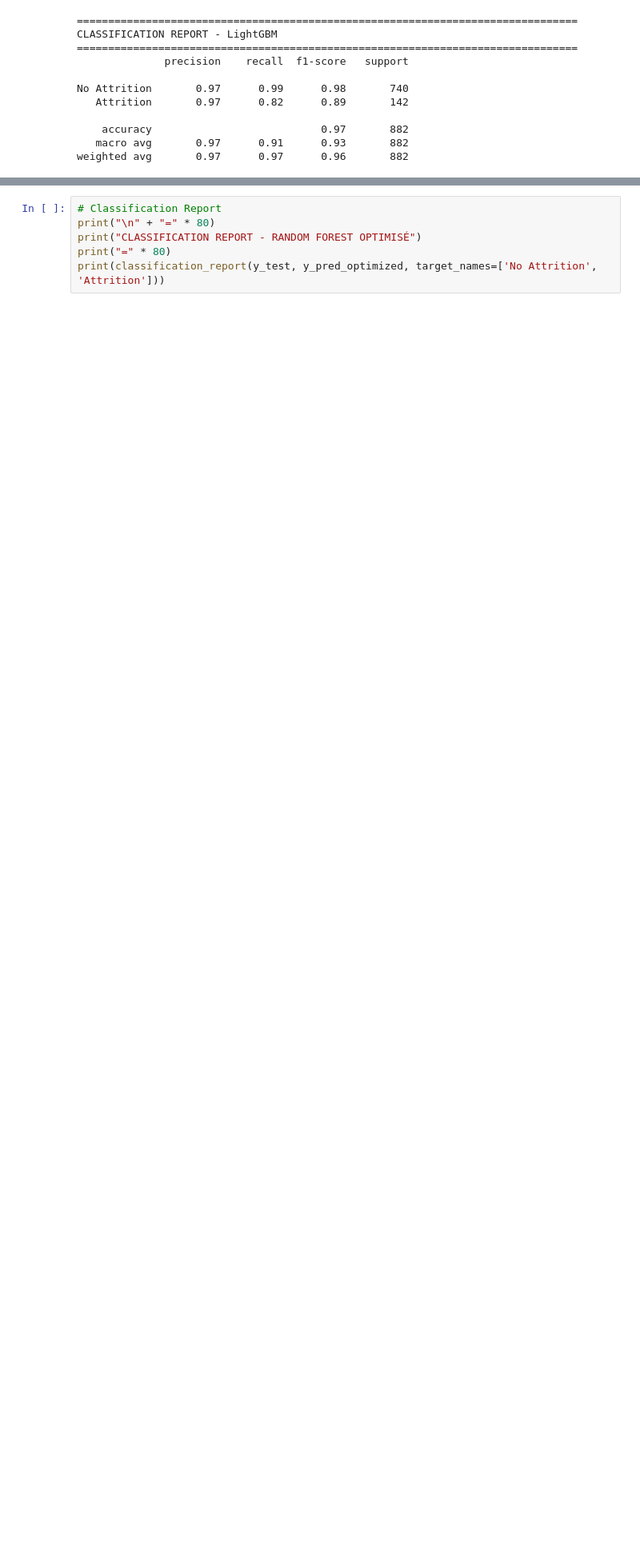
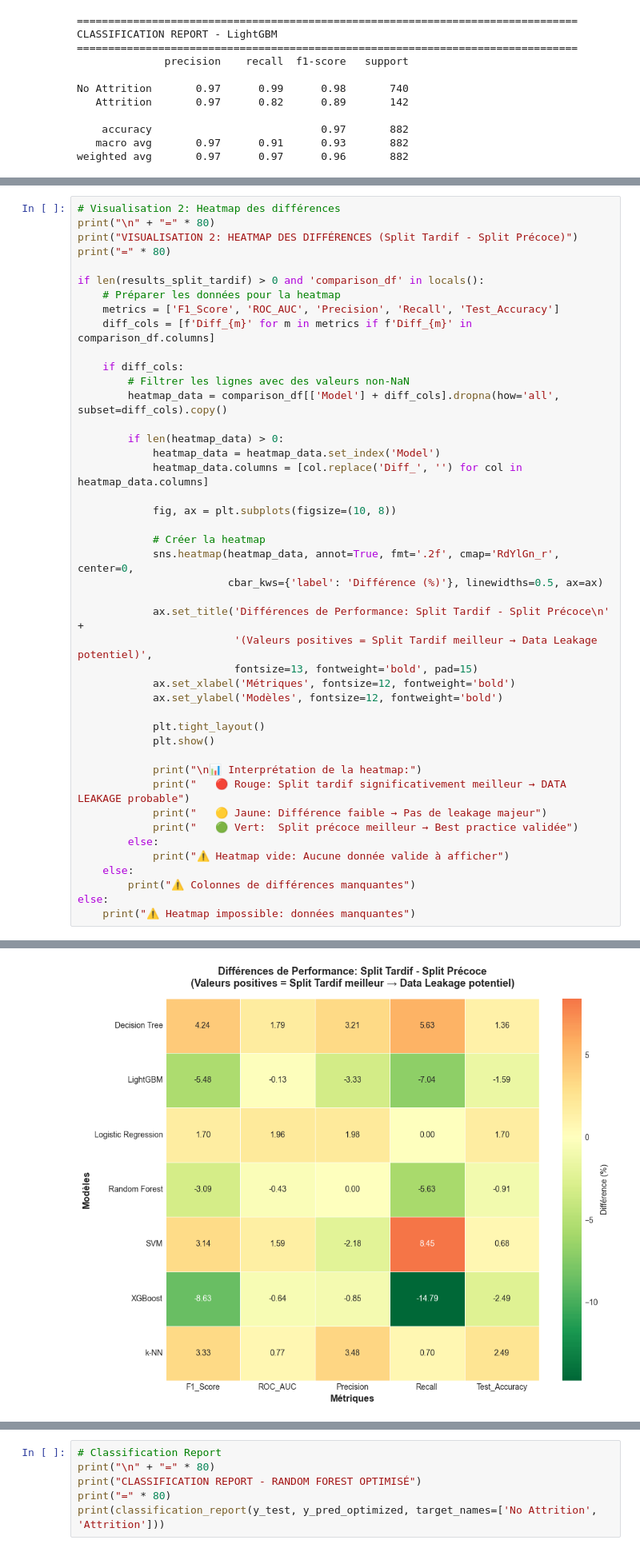
Before and after one commit to Zein-R/HumanForYou-Solution, a Jupyter notebook: Employee_Attrition_Analysis.ipynb, the cells around one changed output, grey strips where cells are left out. Shown at 80% size. Drawn from its saved outputs; the diff is of its cells as text; blank space fills up the shorter version.

```diff
--- a/Employee_Attrition_Analysis.ipynb
+++ b/Employee_Attrition_Analysis.ipynb
@@ -2273,0 +3754,45 @@ TOP 15 FEATURES LES PLUS IMPORTANTES (LightGBM)
+# %%
+# Visualisation 2: Heatmap des différences
+print("\n" + "=" * 80)
+print("VISUALISATION 2: HEATMAP DES DIFFÉRENCES (Split Tardif - Split Précoce)")
+print("=" * 80)
+
+if len(results_split_tardif) > 0 and 'comparison_df' in locals():
+    # Préparer les données pour la heatmap
+    metrics = ['F1_Score', 'ROC_AUC', 'Precision', 'Recall', 'Test_Accuracy']
+    diff_cols = [f'Diff_{m}' for m in metrics if f'Diff_{m}' in comparison_df.columns]
+
+    if diff_cols:
+        # Filtrer les lignes avec des valeurs non-NaN
+        heatmap_data = comparison_df[['Model'] + diff_cols].dropna(how='all', subset=diff_cols).copy()
+
+        if len(heatmap_data) > 0:
+            heatmap_data = heatmap_data.set_index('Model')
+            heatmap_data.columns = [col.replace('Diff_', '') for col in heatmap_data.columns]
+
+            fig, ax = plt.subplots(figsize=(10, 8))
+
+            # Créer la heatmap
+            sns.heatmap(heatmap_data, annot=True, fmt='.2f', cmap='RdYlGn_r', center=0,
+                        cbar_kws={'label': 'Différence (%)'}, linewidths=0.5, ax=ax)
+
+            ax.set_title('Différences de Performance: Split Tardif - Split Précoce\n' +
+                         '(Valeurs positives = Split Tardif meilleur → Data Leakage potentiel)',
+                         fontsize=13, fontweight='bold', pad=15)
+            ax.set_xlabel('Métriques', fontsize=12, fontweight='bold')
+            ax.set_ylabel('Modèles', fontsize=12, fontweight='bold')
+
+            plt.tight_layout()
+            plt.show()
+
+            print("\n📊 Interprétation de la heatmap:")
+            print("   🔴 Rouge: Split tardif significativement meilleur → DATA LEAKAGE probable")
+            print("   🟡 Jaune: Différence faible → Pas de leakage majeur")
+            print("   🟢 Vert:  Split précoce meilleur → Best practice validée")
+        else:
+            print("⚠️ Heatmap vide: Aucune donnée valide à afficher")
+    else:
+        print("⚠️ Colonnes de différences manquantes")
+else:
+    print("⚠️ Heatmap impossible: données manquantes")
+# %% [output]
@@ -2273,0 +3802 @@ TOP 15 FEATURES LES PLUS IMPORTANTES (LightGBM)
+[figure, added]
```
Also changed, not shown: parts of 84 cells of this notebook, 3 other files.
